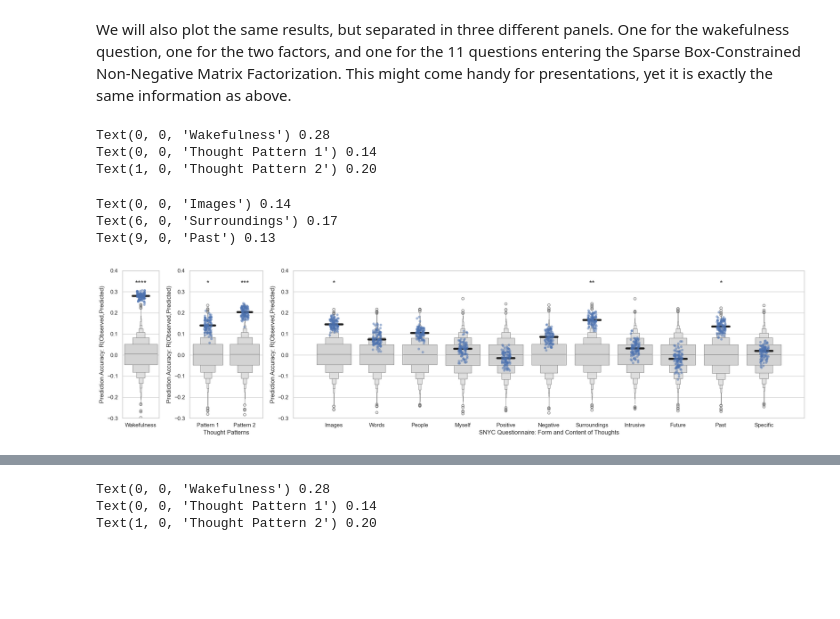
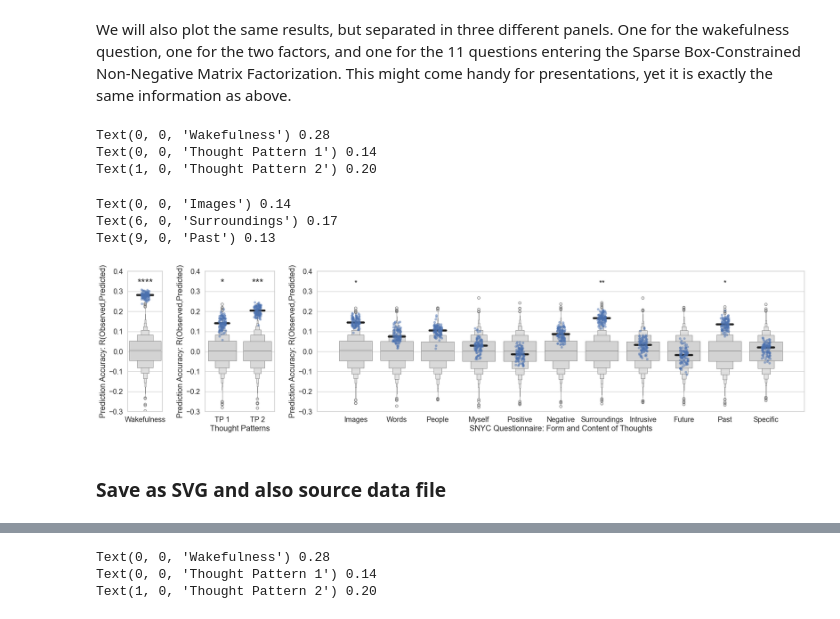
Before and after one commit to nimh-sfim/fc_introspection, a Jupyter notebook: notebooks/S17a_CPM_subject-level_View.ipynb, the cells around one changed output, grey strips where cells are left out. Cells and saved outputs as stored; diff of their text form; code cells hidden in the pictures; blank space fills up the shorter version.

Commit message:
S17a now saves data in plot to source_data_file and images in publication compliant format

```diff
--- a/notebooks/S17a_CPM_subject-level_View.ipynb
+++ b/notebooks/S17a_CPM_subject-level_View.ipynb
@@ -320,7 +322,7 @@ Text(0.5, 0, 'SNYCQ Item')
 We will also plot the same results, but separated in three different panels. One for the wakefulness question, one for the two factors, and one for the 11 questions entering the Sparse Box-Constrained Non-Negative Matrix Factorization. This might come handy for presentations, yet it is exactly the same information as above.
 # %%
 median_width = 0.4
-sns.set(style='whitegrid')
+sns.set(style='whitegrid', font_scale=1.3)
 fig,ax = plt.subplots(1,3 ,figsize=(20,5), gridspec_kw={'width_ratios': [1,2,14]})
 # Vigilance
 sns.boxenplot(data=null_df[null_df['Question']=='Wakefulness'],x='Question',y='R', color='lightgray', ax=ax[0])
@@ -344,7 +346,7 @@ for tick, text in zip(ax[0].get_xticks(), ax[0].get_xticklabels()):
     elif p <= 1.00e-04:
         annot = '****'
     max_val = real_df.set_index('Question').max()['R']
-    ax[0].annotate(annot, xy=(tick, max_val+0.02), ha='center', fontsize=15)
+    ax[0].annotate(annot, xy=(tick, max_val+0.02), ha='center', fontsize=20)
 
 ax[0].set_ylim(-.3,.4)
 ax[0].set_ylabel('Prediction Accuracy: R(Observed,Predicted)');
@@ -372,8 +374,8 @@ for tick, text in zip(ax[1].get_xticks(), ax[1].get_xticklabels()):
     elif p <= 1.00e-04:
         annot = '****'
     max_val = real_df.set_index('Question').max()['R']
-    ax[1].annotate(annot, xy=(tick, max_val+0.02), ha='center', fontsize=15)
-ax[1].set_xticklabels(['Pattern 1','Pattern 2'])
+    ax[1].annotate(annot, xy=(tick, max_val+0.02), ha='center', fontsize=20)
+ax[1].set_xticklabels(['TP 1','TP 2'])
 ax[1].set_ylim(-.3,.4)
 ax[1].set_ylabel('Prediction Accuracy: R(Observed,Predicted)');
 ax[1].set_xlabel('Thought Patterns')
@@ -388,34 +390,36 @@ for tick, text in zip(ax[2].get_xticks(), ax[2].get_xticklabels()):
     ax[2].plot([tick-median_width/2, tick+median_width/2],[median_val,median_val], lw=4, color='k')
     # Statistical Significant Information
     p = p_values.loc[question,'Non Parametric']
     if 5.00e-02 < p <= 1.00e+00:
         annot = ''
     elif 1.00e-02 < p <= 5.00e-02:
         annot = '*'
         print(text, '%.2f' % median_val)
     elif 1.00e-03 < p <= 1.00e-02:
         annot = '**'
         print(text, '%.2f' % median_val)
     elif 1.00e-04 < p <= 1.00e-03:
         annot = '***'
         print(text, '%.2f' % median_val)
     elif p <= 1.00e-04:
         annot = '****'
         print(text, '%.2f' % median_val)
     max_val = real_df.set_index('Question').max()['R']
-    ax[2].annotate(annot, xy=(tick, max_val+0.02), ha='center', fontsize=15)
+    ax[2].annotate(annot, xy=(tick, max_val+0.02), ha='center')
 
 ax[2].set_ylim(-.3,.4)
 ax[2].set_ylabel('Prediction Accuracy: R(Observed,Predicted)');
 ax[2].set_xlabel('SNYC Questionnaire: Form and Content of Thoughts')
 plt.tight_layout()
 # %% [output]
 Text(0, 0, 'Wakefulness') 0.28
 Text(0, 0, 'Thought Pattern 1') 0.14
 Text(1, 0, 'Thought Pattern 2') 0.20
 Text(0, 0, 'Images') 0.14
 Text(6, 0, 'Surroundings') 0.17
 Text(9, 0, 'Past') 0.13
-[figure, old version]
+[figure, new version]
 # %%
 fig.savefig('./figures/Figure05_AC-CPMsubject-level-acc.png')
+# %% [markdown]
+### Save as SVG and also source data file
```
Also changed, not shown: parts of 10 cells of this notebook, 1 other file.
